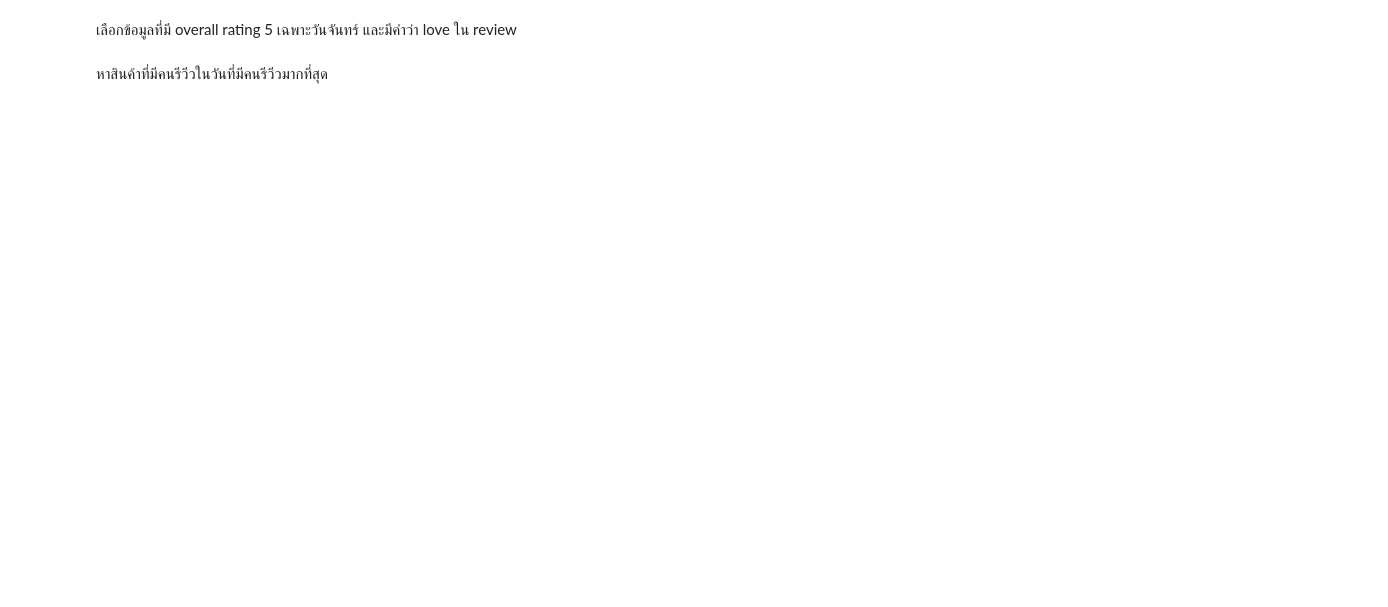
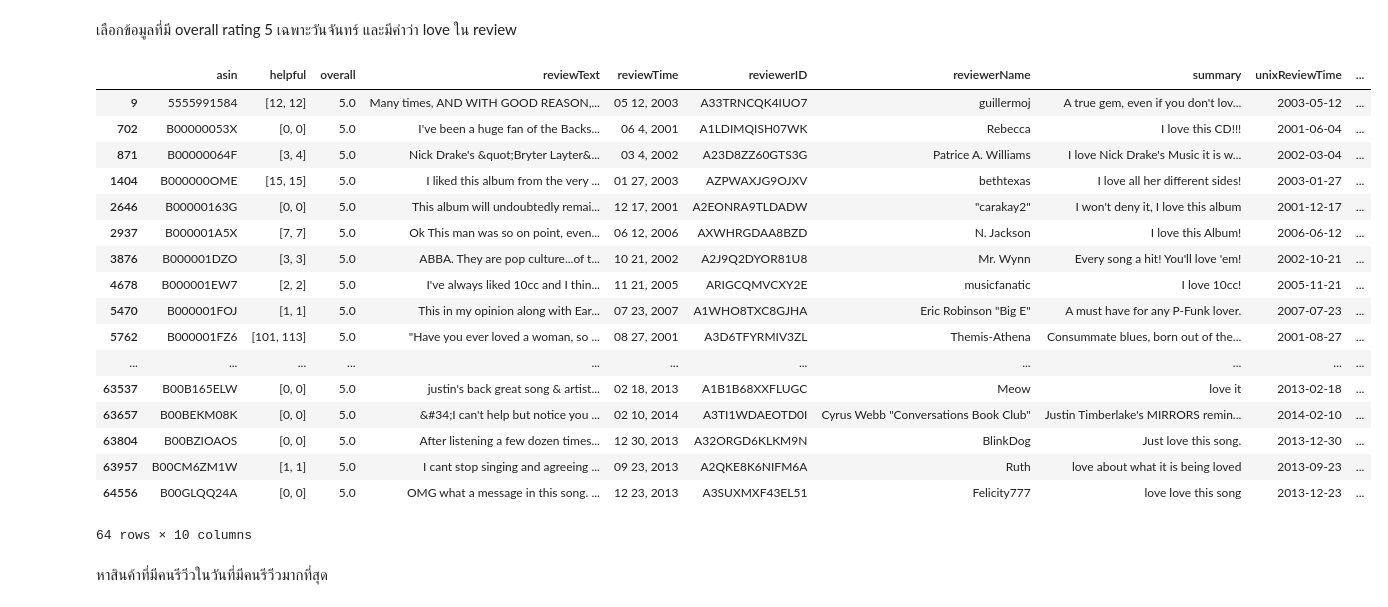
Before and after one commit to zkan/python-for-data-scientists, a Jupyter notebook: 03-pandas-for-all-things-data-analysis/05-analyzing-data.ipynb, the cells around one changed output. Cells and saved outputs as stored; diff of their text form; code cells hidden in the pictures; blank space fills up the shorter version.

```diff
--- a/03-pandas-for-all-things-data-analysis/05-analyzing-data.ipynb
+++ b/03-pandas-for-all-things-data-analysis/05-analyzing-data.ipynb
@@ -168,0 +177,8 @@ reviewTime - time of the review (raw)
+# %%
+import pandas as pd
+
+import gzip
+music_review_lines = gzip.open('data/reviews_Digital_Music_5.json.gz', 'rt').readlines()
+
+import json
+df = pd.DataFrame(list(map(json.loads, music_review_lines)))
@@ -169,2 +194,6 @@ reviewTime - time of the review (raw)
 # %% [markdown]
 เก็บข้อมูล quarter ของแต่ละ review ในคอลัมภ์ใหม่ชื่อ quarter
+# %%
+df['unixReviewTime'] = pd.to_datetime(df['unixReviewTime'], unit='s')
+df['quarter'] = df.unixReviewTime.dt.quarter
+df.head()
@@ -171,4 +207,25 @@ reviewTime - time of the review (raw)
 # %% [markdown]
 เลือกข้อมูลที่มี overall rating 5 เฉพาะวันจันทร์ และมีคำว่า love ใน review
+# %%
+df[(df.overall == 5) & (df.unixReviewTime.dt.dayofweek == 0) & (df.summary.str.contains('love'))]
+# %% [output]
+|  | asin | helpful | overall | reviewText | reviewTime | reviewerID | reviewerName | summary | unixReviewTime | ... |
+| 9 | 5555991584 | [12, 12] | 5.0 | Many times, AND WITH GOOD REASON,... | 05 12, 2003 | A33TRNCQK4IUO7 | guillermoj | A true gem, even if you don't lov... | 2003-05-12 | ... |
+| 702 | B00000053X | [0, 0] | 5.0 | I've been a huge fan of the Backs... | 06 4, 2001 | A1LDIMQISH07WK | Rebecca | I love this CD!!! | 2001-06-04 | ... |
+| 871 | B00000064F | [3, 4] | 5.0 | Nick Drake's &quot;Bryter Layter&... | 03 4, 2002 | A23D8ZZ60GTS3G | Patrice A. Williams | I love Nick Drake's Music it is w... | 2002-03-04 | ... |
+| 1404 | B000000OME | [15, 15] | 5.0 | I liked this album from the very ... | 01 27, 2003 | AZPWAXJG9OJXV | bethtexas | I love all her different sides! | 2003-01-27 | ... |
+| 2646 | B00000163G | [0, 0] | 5.0 | This album will undoubtedly remai... | 12 17, 2001 | A2EONRA9TLDADW | "carakay2" | I won't deny it, I love this album | 2001-12-17 | ... |
+| 2937 | B000001A5X | [7, 7] | 5.0 | Ok This man was so on point, even... | 06 12, 2006 | AXWHRGDAA8BZD | N. Jackson | I love this Album! | 2006-06-12 | ... |
+| 3876 | B000001DZO | [3, 3] | 5.0 | ABBA. They are pop culture...of t... | 10 21, 2002 | A2J9Q2DYOR81U8 | Mr. Wynn | Every song a hit! You'll love 'em! | 2002-10-21 | ... |
+| 4678 | B000001EW7 | [2, 2] | 5.0 | I've always liked 10cc and I thin... | 11 21, 2005 | ARIGCQMVCXY2E | musicfanatic | I love 10cc! | 2005-11-21 | ... |
+| 5470 | B000001FOJ | [1, 1] | 5.0 | This in my opinion along with Ear... | 07 23, 2007 | A1WHO8TXC8GJHA | Eric Robinson "Big E" | A must have for any P-Funk lover. | 2007-07-23 | ... |
+| 5762 | B000001FZ6 | [101, 113] | 5.0 | "Have you ever loved a woman, so ... | 08 27, 2001 | A3D6TFYRMIV3ZL | Themis-Athena | Consummate blues, born out of the... | 2001-08-27 | ... |
+| ... | ... | ... | ... | ... | ... | ... | ... | ... | ... | ... |
+| 63537 | B00B165ELW | [0, 0] | 5.0 | justin's back great song & artist... | 02 18, 2013 | A1B1B68XXFLUGC | Meow | love it | 2013-02-18 | ... |
+| 63657 | B00BEKM08K | [0, 0] | 5.0 | &#34;I can't help but notice you ... | 02 10, 2014 | A3TI1WDAEOTD0I | Cyrus Webb "Conversations Book Club" | Justin Timberlake's MIRRORS remin... | 2014-02-10 | ... |
+| 63804 | B00BZIOAOS | [0, 0] | 5.0 | After listening a few dozen times... | 12 30, 2013 | A32ORGD6KLKM9N | BlinkDog | Just love this song. | 2013-12-30 | ... |
+| 63957 | B00CM6ZM1W | [1, 1] | 5.0 | I cant stop singing and agreeing ... | 09 23, 2013 | A2QKE8K6NIFM6A | Ruth | love about what it is being loved | 2013-09-23 | ... |
+| 64556 | B00GLQQ24A | [0, 0] | 5.0 | OMG what a message in this song. ... | 12 23, 2013 | A3SUXMXF43EL51 | Felicity777 | love love this song | 2013-12-23 | ... |
+64 rows × 10 columns
 # %% [markdown]
 หาสินค้าที่มีคนรีวีวในวันที่มีคนรีวีวมากที่สุด
```
Also changed, not shown: parts of 15 cells of this notebook, 4 other files.
